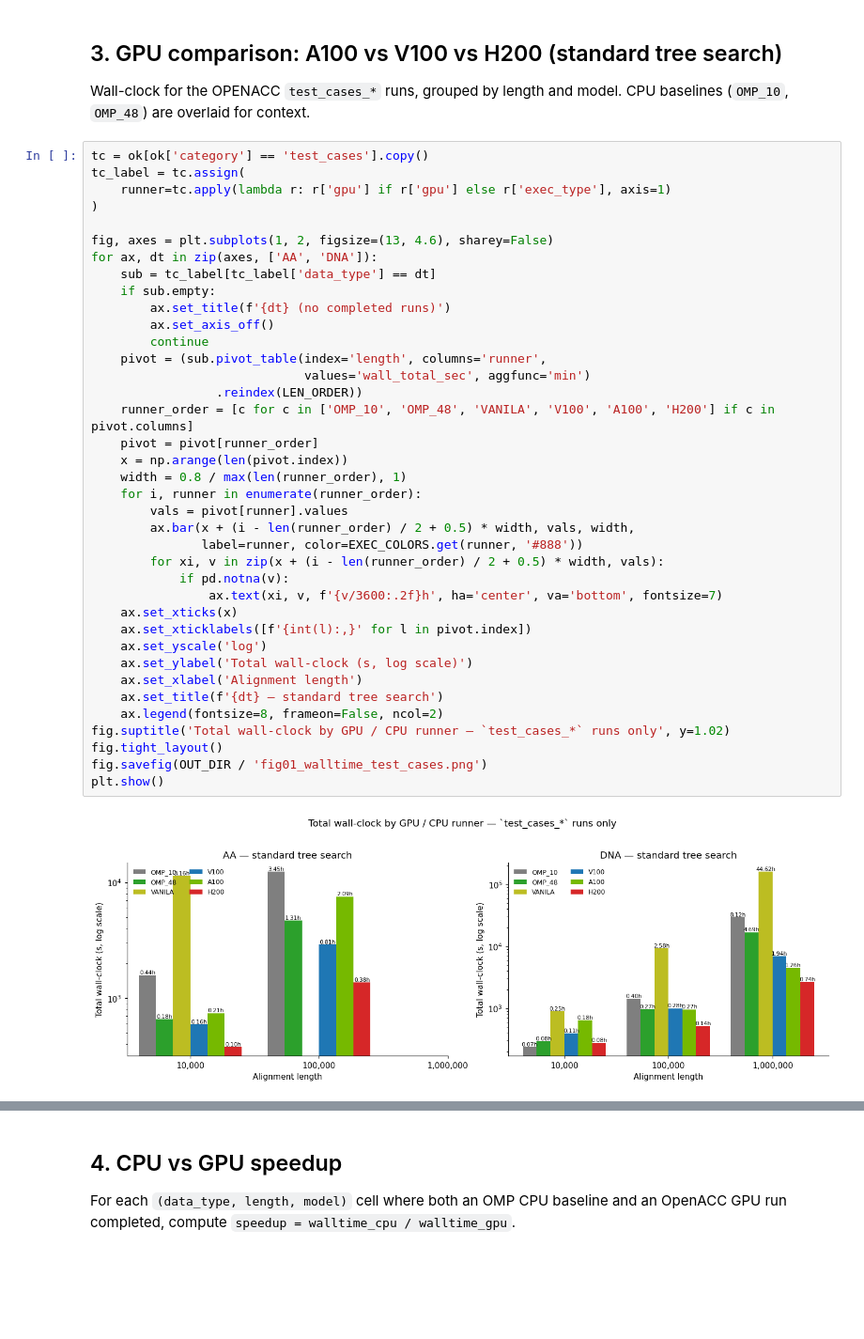
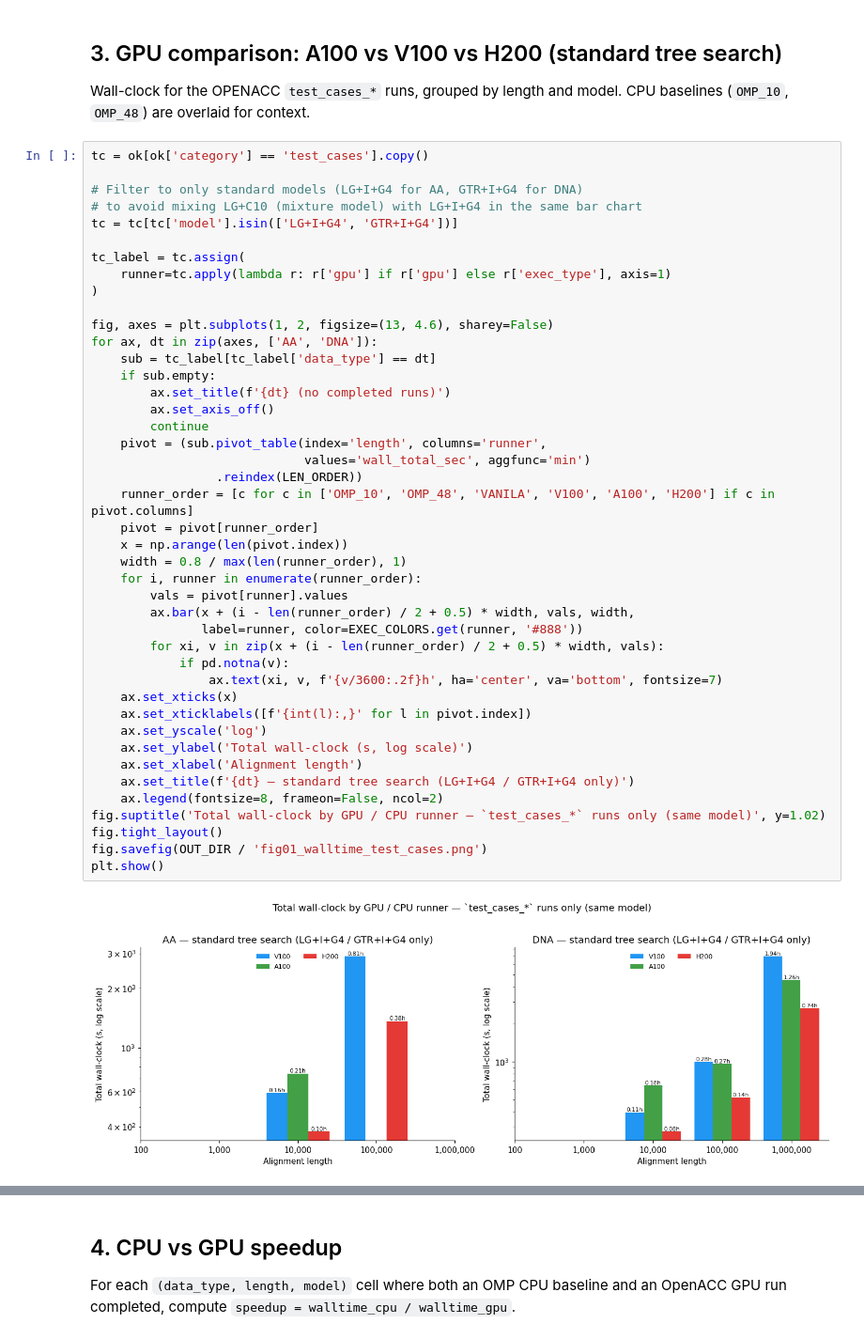
Before and after one commit to Hashara/poc-gpu-likelihood-calculation_analysis, a Jupyter notebook: 2026_05_04_testing_gpus/analysis.ipynb, the cells around one changed output, grey strips where cells are left out. Shown at 94% size. Cells and saved outputs as stored; diff of their text form; blank space fills up the shorter version.

```diff
--- a/2026_05_04_testing_gpus/analysis.ipynb
+++ b/2026_05_04_testing_gpus/analysis.ipynb
@@ -408,6 +124,11 @@ ok[['data_type', 'length', 'category', 'exec_type', 'gpu', 'gpumem',
 Wall-clock for the OPENACC `test_cases_*` runs, grouped by length and model. CPU baselines (`OMP_10`, `OMP_48`) are overlaid for context.
 # %%
 tc = ok[ok['category'] == 'test_cases'].copy()
+
+# Filter to only standard models (LG+I+G4 for AA, GTR+I+G4 for DNA)
+# to avoid mixing LG+C10 (mixture model) with LG+I+G4 in the same bar chart
+tc = tc[tc['model'].isin(['LG+I+G4', 'GTR+I+G4'])]
+
 tc_label = tc.assign(
     runner=tc.apply(lambda r: r['gpu'] if r['gpu'] else r['exec_type'], axis=1)
 )
@@ -416,36 +137,36 @@ fig, axes = plt.subplots(1, 2, figsize=(13, 4.6), sharey=False)
 for ax, dt in zip(axes, ['AA', 'DNA']):
     sub = tc_label[tc_label['data_type'] == dt]
     if sub.empty:
         ax.set_title(f'{dt} (no completed runs)')
         ax.set_axis_off()
         continue
     pivot = (sub.pivot_table(index='length', columns='runner',
                              values='wall_total_sec', aggfunc='min')
                  .reindex(LEN_ORDER))
     runner_order = [c for c in ['OMP_10', 'OMP_48', 'VANILA', 'V100', 'A100', 'H200'] if c in pivot.columns]
     pivot = pivot[runner_order]
     x = np.arange(len(pivot.index))
     width = 0.8 / max(len(runner_order), 1)
     for i, runner in enumerate(runner_order):
         vals = pivot[runner].values
         ax.bar(x + (i - len(runner_order) / 2 + 0.5) * width, vals, width,
                label=runner, color=EXEC_COLORS.get(runner, '#888'))
         for xi, v in zip(x + (i - len(runner_order) / 2 + 0.5) * width, vals):
             if pd.notna(v):
                 ax.text(xi, v, f'{v/3600:.2f}h', ha='center', va='bottom', fontsize=7)
     ax.set_xticks(x)
     ax.set_xticklabels([f'{int(l):,}' for l in pivot.index])
     ax.set_yscale('log')
     ax.set_ylabel('Total wall-clock (s, log scale)')
     ax.set_xlabel('Alignment length')
-    ax.set_title(f'{dt} — standard tree search')
+    ax.set_title(f'{dt} — standard tree search (LG+I+G4 / GTR+I+G4 only)')
     ax.legend(fontsize=8, frameon=False, ncol=2)
-fig.suptitle('Total wall-clock by GPU / CPU runner — `test_cases_*` runs only', y=1.02)
+fig.suptitle('Total wall-clock by GPU / CPU runner — `test_cases_*` runs only (same model)', y=1.02)
 fig.tight_layout()
 fig.savefig(OUT_DIR / 'fig01_walltime_test_cases.png')
 plt.show()
 # %% [output]
-[figure, old version]
+[figure, new version]
 # %%
 tc_lnl = ok[ok['category'] == 'test_cases'].copy()
 tc_lnl = tc_lnl.assign(
```
Also changed, not shown: parts of 22 cells of this notebook, 33 other files.
